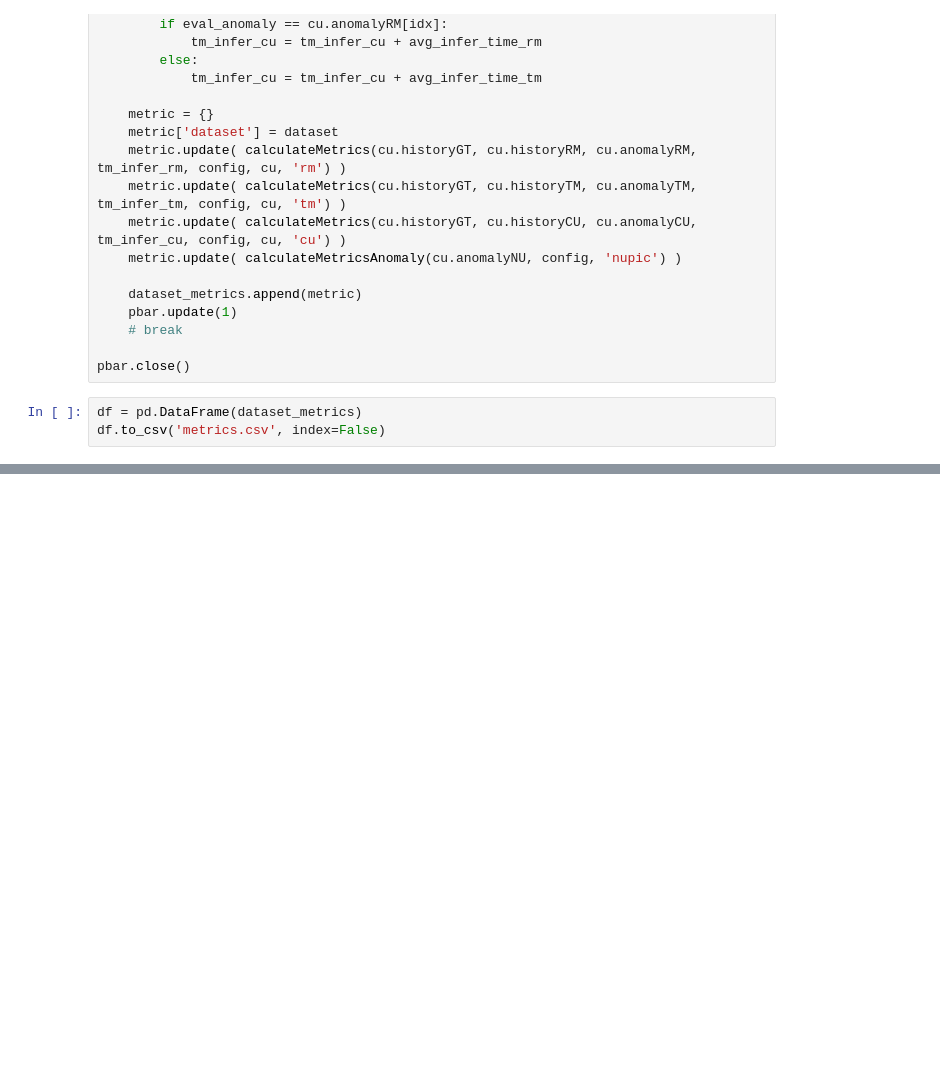
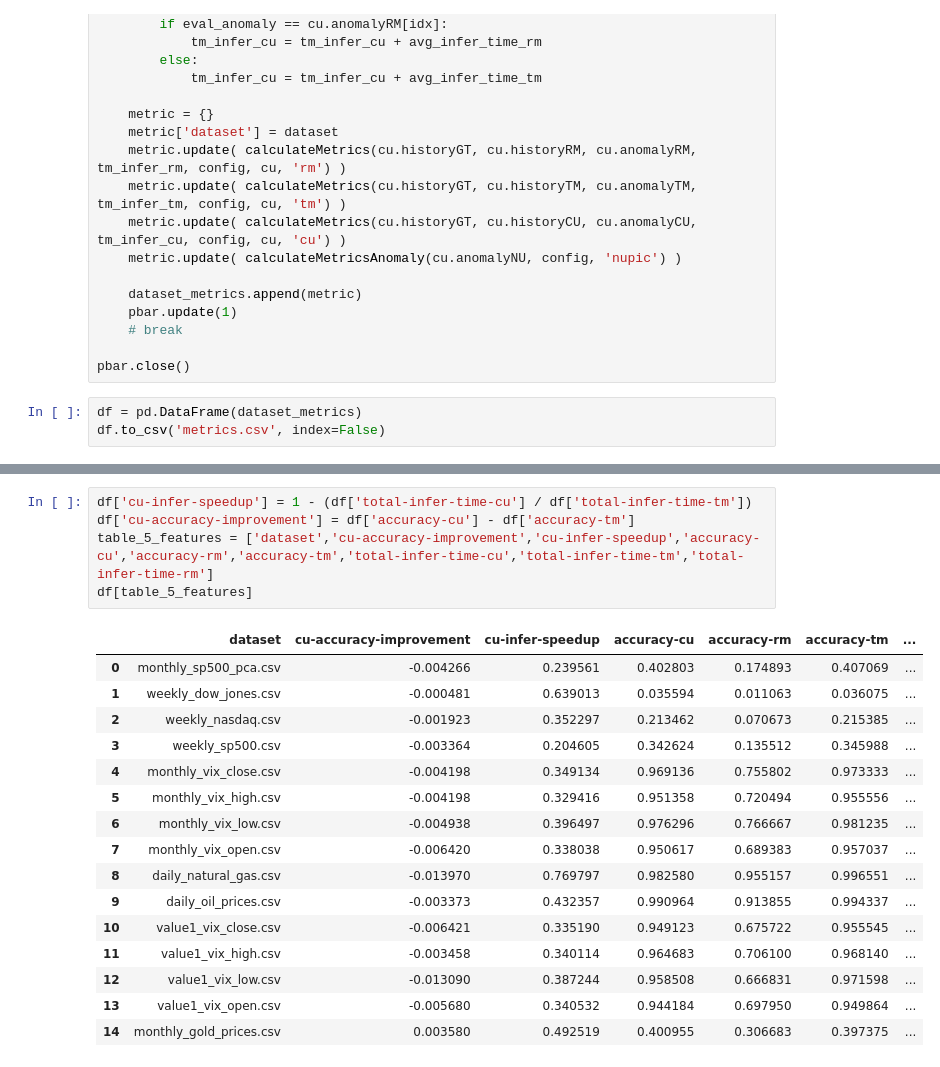
Before and after one commit to paviabera/HTM-ReflexMemory-CAM, a Jupyter notebook: notebooks-v2/250221-eval.ipynb, the cells around one changed output, grey strips where cells are left out. Saved outputs shown, nothing was run; the diff lists cells and outputs as text; blank space fills up the shorter version.

```diff
--- a/notebooks-v2/250221-eval.ipynb
+++ b/notebooks-v2/250221-eval.ipynb
@@ -471,0 +472,22 @@ df[table_4_features]
+# %%
+df['cu-infer-speedup'] = 1 - (df['total-infer-time-cu'] / df['total-infer-time-tm'])
+df['cu-accuracy-improvement'] = df['accuracy-cu'] - df['accuracy-tm']
+table_5_features = ['dataset','cu-accuracy-improvement','cu-infer-speedup','accuracy-cu','accuracy-rm','accuracy-tm','total-infer-time-cu','total-infer-time-tm','total-infer-time-rm']
+df[table_5_features]
+# %% [output]
+|  | dataset | cu-accuracy-improvement | cu-infer-speedup | accuracy-cu | accuracy-rm | accuracy-tm | ... |
+| 0 | monthly_sp500_pca.csv | -0.004266 | 0.239561 | 0.402803 | 0.174893 | 0.407069 | ... |
+| 1 | weekly_dow_jones.csv | -0.000481 | 0.639013 | 0.035594 | 0.011063 | 0.036075 | ... |
+| 2 | weekly_nasdaq.csv | -0.001923 | 0.352297 | 0.213462 | 0.070673 | 0.215385 | ... |
+| 3 | weekly_sp500.csv | -0.003364 | 0.204605 | 0.342624 | 0.135512 | 0.345988 | ... |
+| 4 | monthly_vix_close.csv | -0.004198 | 0.349134 | 0.969136 | 0.755802 | 0.973333 | ... |
+| 5 | monthly_vix_high.csv | -0.004198 | 0.329416 | 0.951358 | 0.720494 | 0.955556 | ... |
+| 6 | monthly_vix_low.csv | -0.004938 | 0.396497 | 0.976296 | 0.766667 | 0.981235 | ... |
+| 7 | monthly_vix_open.csv | -0.006420 | 0.338038 | 0.950617 | 0.689383 | 0.957037 | ... |
+| 8 | daily_natural_gas.csv | -0.013970 | 0.769797 | 0.982580 | 0.955157 | 0.996551 | ... |
+| 9 | daily_oil_prices.csv | -0.003373 | 0.432357 | 0.990964 | 0.913855 | 0.994337 | ... |
+| 10 | value1_vix_close.csv | -0.006421 | 0.335190 | 0.949123 | 0.675722 | 0.955545 | ... |
+| 11 | value1_vix_high.csv | -0.003458 | 0.340114 | 0.964683 | 0.706100 | 0.968140 | ... |
+| 12 | value1_vix_low.csv | -0.013090 | 0.387244 | 0.958508 | 0.666831 | 0.971598 | ... |
+| 13 | value1_vix_open.csv | -0.005680 | 0.340532 | 0.944184 | 0.697950 | 0.949864 | ... |
+| 14 | monthly_gold_prices.csv | 0.003580 | 0.492519 | 0.400955 | 0.306683 | 0.397375 | ... |
```
Also changed, not shown: parts of 5 cells of this notebook.
